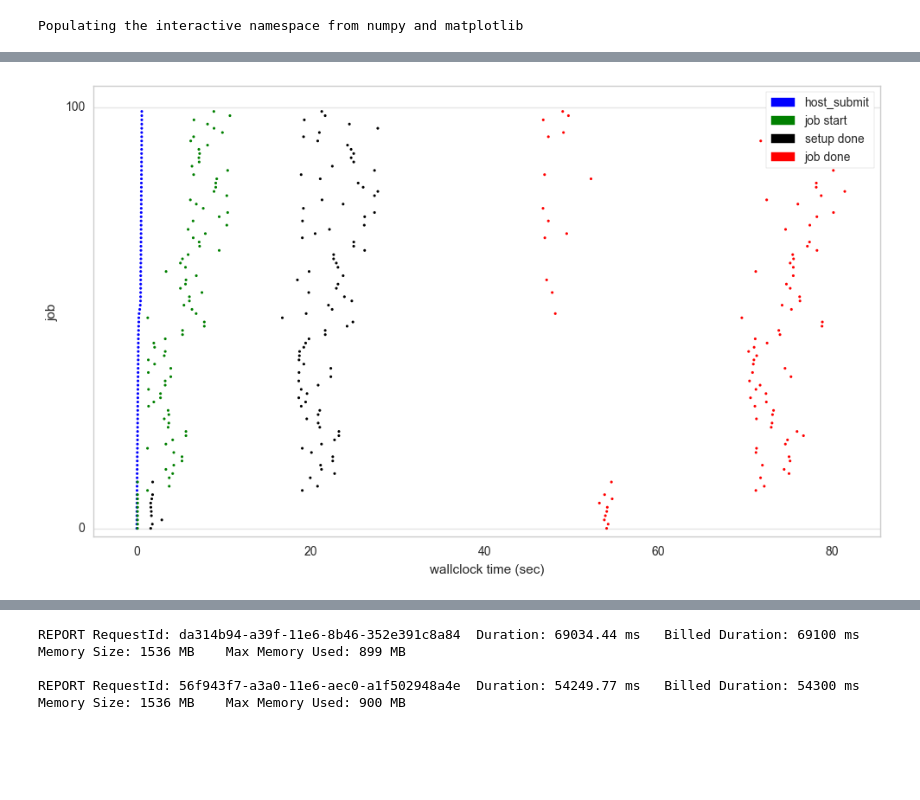
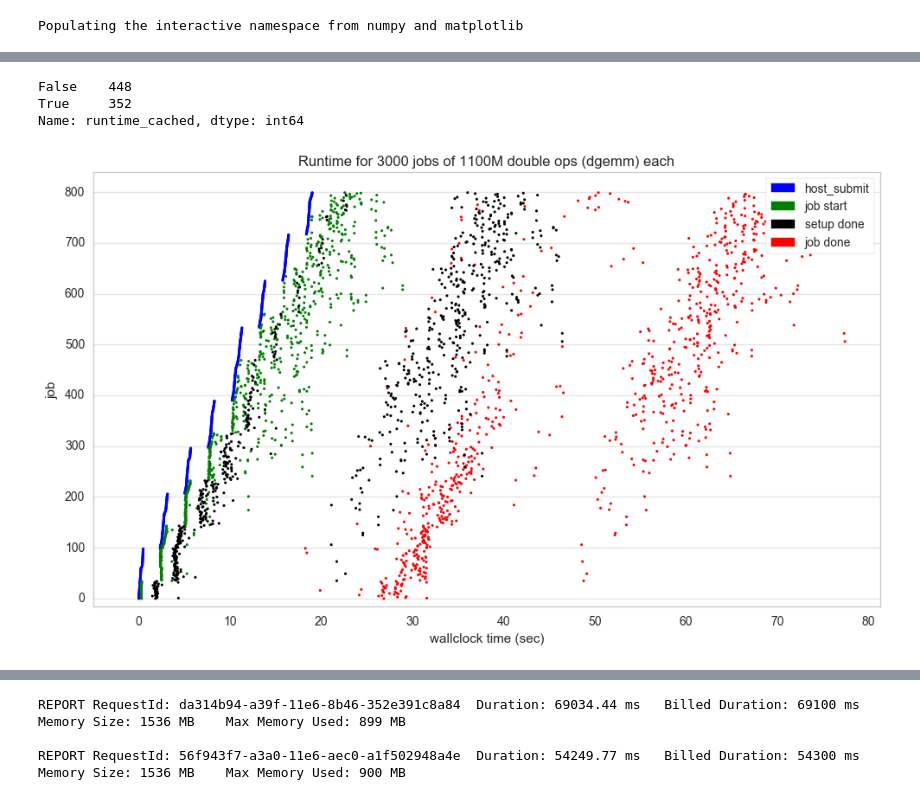
Before and after one commit to pywren/pywren, a Jupyter notebook: examples/flops_benchmark.ipynb, the cells around one changed output, grey strips where cells are left out. Cells and saved outputs as stored; diff of their text form; code cells hidden in the pictures; blank space fills up the shorter version.

Commit message:
benchmarks to explore container reuse

```diff
--- a/examples/flops_benchmark.ipynb
+++ b/examples/flops_benchmark.ipynb
@@ -60,44 +12,65 @@ host_submit_times -= min_start_time
+# %%
+
+benchmark_data = pickle.load(open("flops_benchmark.pickle", 'r'))
+
+callset_id = benchmark_data['callset_id']
+# %%
+
+invoke_df = pd.DataFrame(benchmark_data['results'])
+results_df = pd.DataFrame(benchmark_data['run_statuses'])
+# %%
+results_df = pd.concat([results_df, invoke_df], axis=1)
+# %%
+results_df['runtime_cached'].value_counts()
+# %% [output]
+False    448
+True     352
+Name: runtime_cached, dtype: int64
 # %%
+
+time_offset = np.min(results_df.host_submit_time)
 fig = pylab.figure(figsize=(10, 6))
 ax = fig.add_subplot(1, 1, 1)
-i = np.argsort(call_ids)
-y = np.arange(len(start_times))
+total_jobs = len(results_df)
+
+y = np.arange(total_jobs)
 point_size = 5
-ax.scatter(host_submit_times[i], y, c='b', edgecolor='none', s=point_size)
-ax.scatter(start_times[i], y, c='g', edgecolor='none', s=point_size)
-ax.scatter(end_times[i], y, c='r', edgecolor='none', s=point_size)
-ax.scatter((start_times + setup_times)[i], y, c='k', edgecolor='none', s=point_size)
+ax.scatter(results_df.host_submit_time - time_offset, y, c='b', edgecolor='none', s=point_size)
+ax.scatter(results_df.start_time - time_offset, y, c='g', edgecolor='none', s=point_size)
+ax.scatter(results_df.end_time - time_offset, y, c='r', edgecolor='none', s=point_size)
+ax.scatter(results_df.start_time + results_df.setup_time - time_offset,
+y, c='k', edgecolor='none', s=point_size)
 ax.set_xlabel('wallclock time (sec)')
 ax.set_ylabel('job')
 #pylab.ylim(0, 10)
 
 import matplotlib.patches as mpatches
 
 host_submit_patch = mpatches.Patch(color='b', label='host_submit')
 job_start_patch = mpatches.Patch(color='g', label='job start')
 setup_done_patch = mpatches.Patch(color='k', label='setup done')
 
 job_done_patch = mpatches.Patch(color='red', label='job done')
 
 legend = pylab.legend(handles=[host_submit_patch, job_start_patch, setup_done_patch, job_done_patch, ],
                       loc='upper right', frameon=True)
-#pylab.title("Runtime for 3000 jobs of 1100M double ops (dgemm) each")
+pylab.title("Runtime for 3000 jobs of 1100M double ops (dgemm) each")
 legend.get_frame().set_facecolor('#FFFFFF')
 
 
-total_jobs = len(host_submit_times)
+
 plot_step = 100  #int(np.min([128, total_jobs/32]))
-y_ticks = np.arange(len(host_submit_times)//plot_step + 2) * plot_step
+y_ticks = np.arange(total_jobs//plot_step + 2) * plot_step
 ax.set_yticks(y_ticks)
-ax.set_ylim(-0.02*len(host_submit_times), len(host_submit_times)*1.05)
+ax.set_ylim(-0.02*total_jobs, total_jobs*1.05)
 
-ax.set_xlim(-5, np.max(end_times)*1.05)
+ax.set_xlim(-5, np.max(results_df.end_time - time_offset)*1.05)
 for y in y_ticks:
     ax.axhline(y, c='k', alpha=0.1, linewidth=1)
 
 ax.grid(False)
 fig.tight_layout()
-fig.savefig("flops_benchmark.timeline.png")
+#fig.savefig("flops_benchmark.timeline.png")
 # %% [output]
-[figure, old version]
+[figure, new version]
 # %%
```
Also changed, not shown: parts of 10 cells of this notebook, 4 other files.
